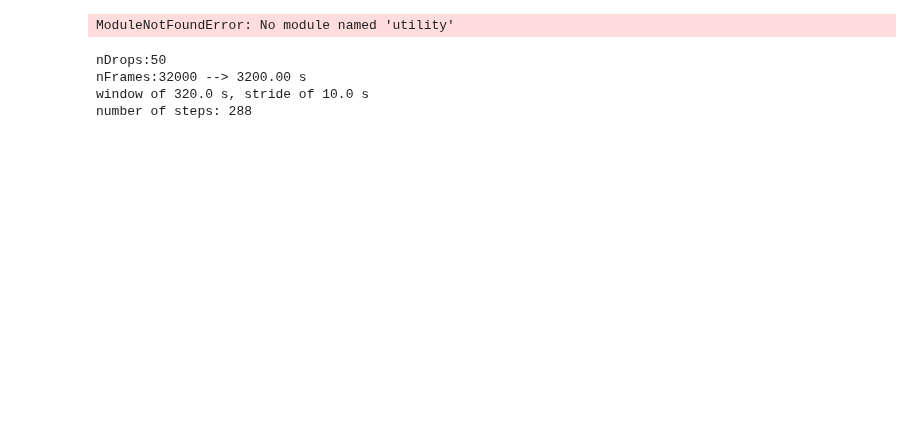
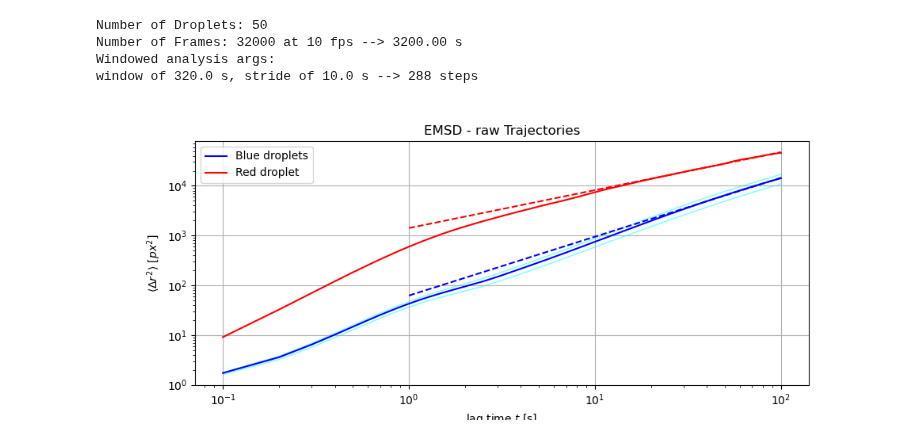
Before and after one commit to skandiz/MasterThesis, a Jupyter notebook: analysis/analysis_modules/msd_class.ipynb, the cells around one changed output. Saved outputs shown, nothing was run; the diff lists cells and outputs as text; code cells hidden in the pictures; blank space fills up the shorter version.

Commit message:
tracking update

```diff
--- a/analysis/analysis_modules/msd_class.ipynb
+++ b/analysis/analysis_modules/msd_class.ipynb
@@ -1,5 +1,6 @@
 # %%
 import matplotlib.pyplot as plt
+import matplotlib.gridspec as gridspec
 import matplotlib.animation
 %matplotlib ipympl
 import numpy as np
@@ -21,41 +22,54 @@ import yupi.graphics as yg
 import yupi.stats as ys
 
 from utility import get_imsd, get_imsd_windowed, get_emsd, get_emsd_windowed, fit_hist, MB_2D,\
-                    normal_distr, get_trajs, speed_windowed, theta_windowed, get_smooth_trajs, get_velocities
-
-show_verb = True
-save_verb = True
-anim_show_verb = False
+                    normal_distr, lorentzian_distr, get_trajs, speed_windowed, theta_windowed, \
+                    get_smooth_trajs, get_velocities, powerLawFit
-# %% [output]
-ModuleNotFoundError: No module named 'utility'
 # %%
-rawTrajs = pd.read_parquet("../../tracking/results/pre_merge_tracking.parquet")
+traj_verb = "hough"
+
+if traj_verb == "trackpy":
+    rawTrajs = pd.read_parquet("../../tracking/results/tracking_data/trackpy_pre_merge.parquet")
+    nDrops = int(len(rawTrajs.loc[rawTrajs.frame==0]))
+    # Trajectory Smoothing: using a Savgol Filter in order to drop the noise due to the tracking procedure
+    smoothTrajs = get_smooth_trajs(rawTrajs, nDrops, 30, 2)
+
+    res_path = "results"
+    analysis_data_path = "analysis_data"
+
+elif traj_verb == "hough":
+    rawTrajs = pd.read_parquet("../../tracking/results/tracking_data/tracking_hough_trackpy_linking.parquet")
+    nDrops = int(len(rawTrajs.loc[rawTrajs.frame==0]))
+    # Trajectory Smoothing: using a Savgol Filter in order to drop the noise due to the tracking procedure
+    smoothTrajs = get_smooth_trajs(rawTrajs, nDrops, 30, 2)
+
+    res_path = "hough_results"
+    analysis_data_path = "hough_analysis_data"
+else:
+    raise ValueError("traj_verb must be either 'trackpy' or 'hough'")
+
 red_particle_idx = 17
-rawTrajs.loc[rawTrajs.particle != red_particle_idx, ["color"]] = "#00007F"
-rawTrajs.loc[rawTrajs.particle == red_particle_idx, ["color"]] = "#FF0000"
 colors = rawTrajs.loc[rawTrajs.frame == 0, 'color'].values
-nDrops = len(rawTrajs.loc[rawTrajs.frame==0])
-nFrames = max(rawTrajs.frame) + 1
-print(f"nDrops:{nDrops}")
-print(f"nFrames:{nFrames} --> {nFrames/10:.2f} s")
-
+nFrames = int(max(rawTrajs.frame) + 1)
+fps = 10
+print(f"Number of Droplets: {nDrops}")
+print(f"Number of Frames: {nFrames} at {fps} fps --> {nFrames/10:.2f} s")
 
 # WINDOWED ANALYSIS PARAMETERS
 window = 3200 # 320 s
 stride = 100 # 10 s
-print(f"window of {window/10} s, stride of {stride/10} s")
+print("Windowed analysis args:")
+
 startFrames = np.arange(0, nFrames-window, stride, dtype=int)
 endFrames = startFrames + window
 nSteps = len(startFrames)
-print(f"number of steps: {nSteps}")
-
+print(f"window of {window/10} s, stride of {stride/10} s --> {nSteps} steps")
 
 # step 10 with a 10 fps video --> 1 s
 units = "px/s"
 default_kwargs_blue = {"color": "#00FFFF", "ec": (0, 0, 0, 0.6), "density": True}
 default_kwargs_red = {"color": "#EE4B2B", "ec": (0, 0, 0, 0.6), "density": True}
 # %% [output]
-nDrops:50
-nFrames:32000 --> 3200.00 s
-window of 320.0 s, stride of 10.0 s
-number of steps: 288
+Number of Droplets: 50
+Number of Frames: 32000 at 10 fps --> 3200.00 s
+Windowed analysis args:
+window of 320.0 s, stride of 10.0 s --> 288 steps
@@ -99,0 +182,9 @@ metrics = ParticleMetrics(rawTrajs)
+# %%
+MSD_analysis_raw = MSD_analysis("raw", 1, 10, 1000)
+# %%
+#MSD_analysis_raw.compute_imsd()
+#MSD_analysis_raw.imsd_plot(save_verb = False, show_verb = True)
+#MSD_analysis_raw.compute_emsd()
+MSD_analysis_raw.emsd_plot(save_verb = False, show_verb = True)
+# %% [output]
+[figure, added]
```
Also changed, not shown: parts of 5 cells of this notebook, 20 other files.
